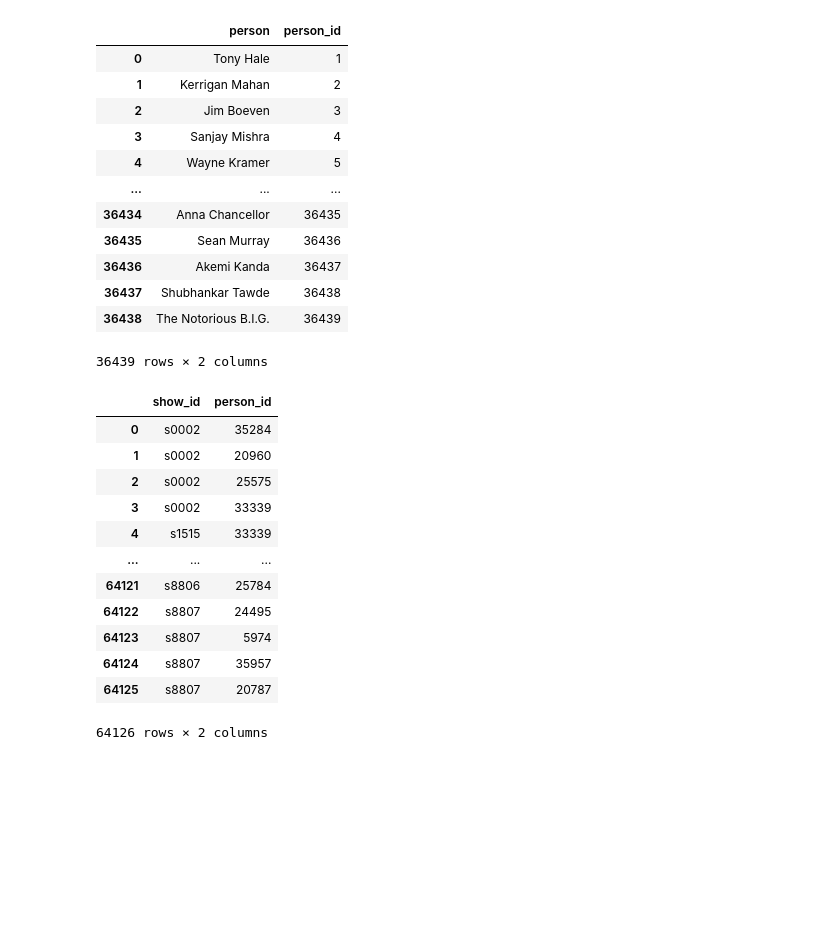
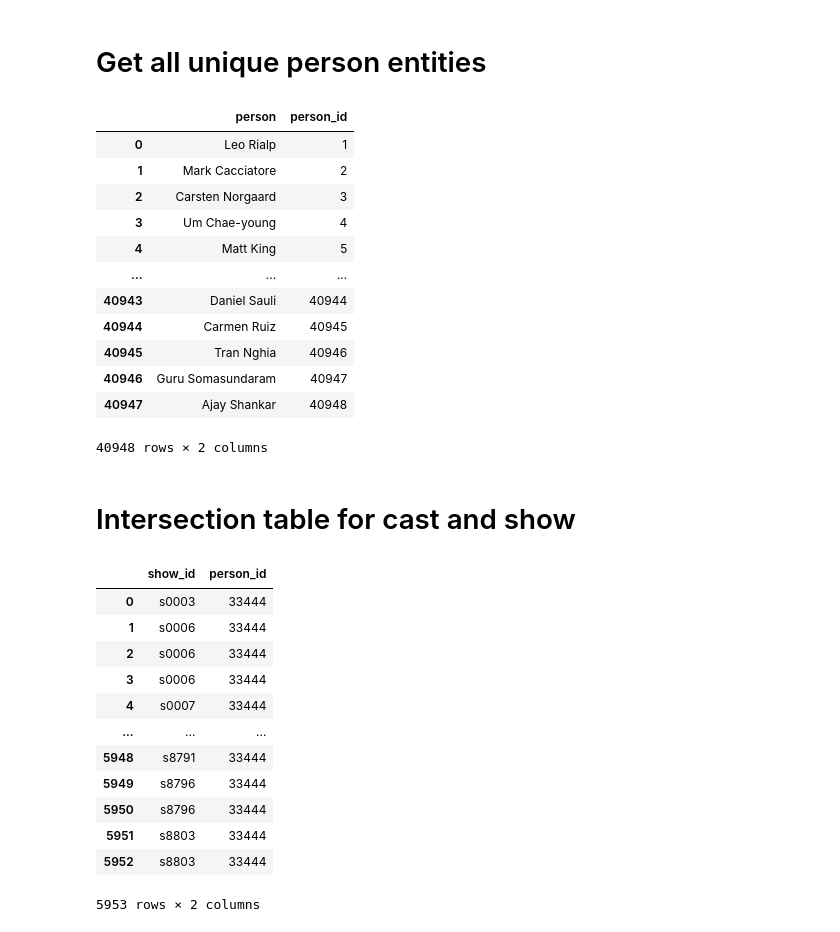
Before and after one commit to aloutfi/flexit, a Jupyter notebook: notebooks/clean_and_ingestion_prep.ipynb, the cells around one changed output. Cells and saved outputs as stored; diff of their text form; code cells hidden in the pictures; blank space fills up the shorter version.

```diff
--- a/notebooks/clean_and_ingestion_prep.ipynb
+++ b/notebooks/clean_and_ingestion_prep.ipynb
@@ -5,8 +5,8 @@ import itertools
 df = pd.read_csv('../data/netflix_titles_raw.csv')
 df.date_added = pd.to_datetime(df.date_added)
 df.listed_in = df.listed_in.str.split(',')
-df.cast = df.cast.str.split(',')
-df.director = df.director.str.split(',')
+# df.cast = df.cast.str.split(',')
+# df.director = df.director.str.split(',')
 df.show_id = df.show_id.str[1:]
 df.show_id = 's' + df.show_id.str.zfill(4) # Padding so we can maybe use this as an ID?
 df
@@ -26,6 +26,10 @@ df
 8807 rows × 12 columns
+# %% [markdown]
+# Get all unique person entities
 # %%
-persons = pd.DataFrame(set(person.strip() for person in itertools.chain(*list(df.cast.dropna()))),
+cast_members = list(df.cast.str.split(',').dropna())
+directors = list(df.director.str.split(',').dropna())
+persons = pd.DataFrame(set(person.strip() for person in itertools.chain(*cast_members + directors)),
                       columns=['person']
                      )
 persons['person_id'] = persons.index + 1
@@ -33,46 +37,48 @@ persons['person_id'] = persons.index + 1
 persons
 # %% [output]
 |  | person | person_id |
-| 0 | Tony Hale | 1 |
-| 1 | Kerrigan Mahan | 2 |
-| 2 | Jim Boeven | 3 |
-| 3 | Sanjay Mishra | 4 |
-| 4 | Wayne Kramer | 5 |
+| 0 | Leo Rialp | 1 |
+| 1 | Mark Cacciatore | 2 |
+| 2 | Carsten Norgaard | 3 |
+| 3 | Um Chae-young | 4 |
+| 4 | Matt King | 5 |
 | ... | ... | ... |
-| 36434 | Anna Chancellor | 36435 |
-| 36435 | Sean Murray | 36436 |
-| 36436 | Akemi Kanda | 36437 |
-| 36437 | Shubhankar Tawde | 36438 |
-| 36438 | The Notorious B.I.G. | 36439 |
+| 40943 | Daniel Sauli | 40944 |
+| 40944 | Carmen Ruiz | 40945 |
+| 40945 | Tran Nghia | 40946 |
+| 40946 | Guru Somasundaram | 40947 |
+| 40947 | Ajay Shankar | 40948 |
-36439 rows × 2 columns
+40948 rows × 2 columns
+# %% [markdown]
+# Intersection table for cast and show
 # %%
-def show_person_intersection_record_creation(record):
+def show_cast_intersection_record_creation(record):
     return [(record.show_id, person.strip()) for person in record.cast]
 
-show_person_intersection_records = []
+show_cast_intersection_records = []
 for record in df[df.cast.notna()].itertuples():
     if record.cast:
-        show_person_intersection_records.extend(show_person_intersection_record_creation(record))
+        show_cast_intersection_records.extend(show_cast_intersection_record_creation(record))
 
-show_person_intersection_df = pd.DataFrame(
-    show_person_intersection_records,
+show_cast_intersection_df = pd.DataFrame(
+    show_cast_intersection_records,
     columns=['show_id', 'person']
 )
-show_person_intersection_df = show_person_intersection_df.merge(persons)
+show_cast_intersection_df = show_cast_intersection_df.merge(persons)
 
-del show_person_intersection_df['person']
-show_person_intersection_df
+del show_cast_intersection_df['person']
+show_cast_intersection_df
 # %% [output]
 |  | show_id | person_id |
-| 0 | s0002 | 35284 |
-| 1 | s0002 | 20960 |
-| 2 | s0002 | 25575 |
-| 3 | s0002 | 33339 |
-| 4 | s1515 | 33339 |
+| 0 | s0003 | 33444 |
+| 1 | s0006 | 33444 |
+| 2 | s0006 | 33444 |
+| 3 | s0006 | 33444 |
+| 4 | s0007 | 33444 |
 | ... | ... | ... |
-| 64121 | s8806 | 25784 |
-| 64122 | s8807 | 24495 |
-| 64123 | s8807 | 5974 |
-| 64124 | s8807 | 35957 |
-| 64125 | s8807 | 20787 |
+| 5948 | s8791 | 33444 |
+| 5949 | s8796 | 33444 |
+| 5950 | s8796 | 33444 |
+| 5951 | s8803 | 33444 |
+| 5952 | s8803 | 33444 |
-64126 rows × 2 columns
+5953 rows × 2 columns
```
Also changed, not shown: parts of 14 cells of this notebook, 6 other files.
